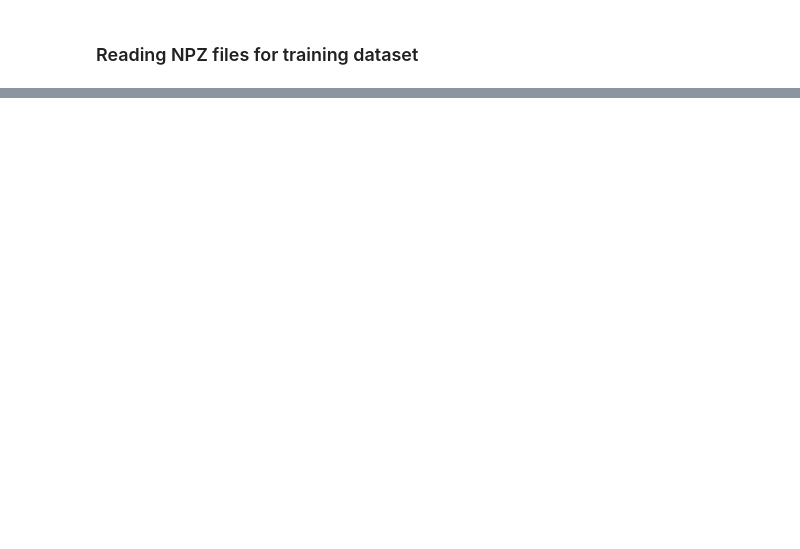
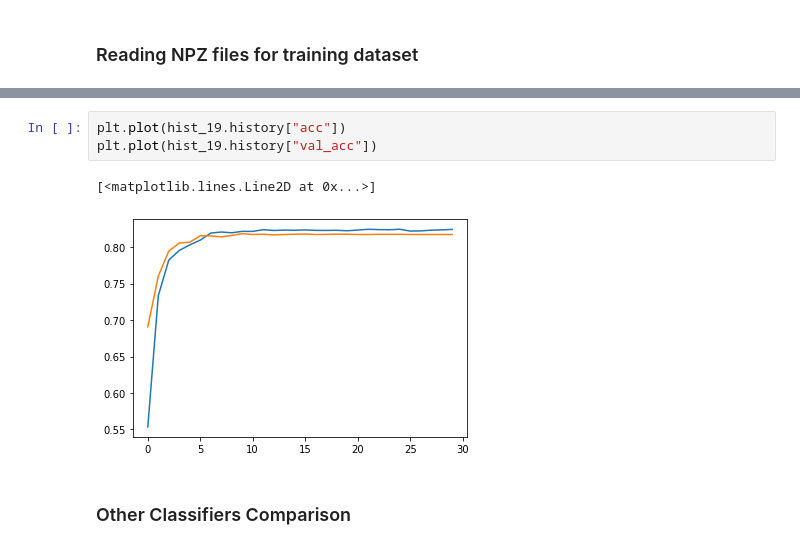
Before and after one commit to SupriyaRamachandra/Sleep-Stage, a Jupyter notebook: DM_Final_Project.ipynb, the cells around one changed output, grey strips where cells are left out. Saved outputs shown, nothing was run; the diff lists cells and outputs as text; blank space fills up the shorter version.

```diff
--- a/DM_Final_Project.ipynb
+++ b/DM_Final_Project.ipynb
@@ -448,0 +490,8 @@ With Random forest accuracy is:  0.5364040070226169
+# %%
+plt.plot(hist_19.history["acc"])
+plt.plot(hist_19.history["val_acc"])
+# %% [output]
+[<matplotlib.lines.Line2D at 0x...>]
+[figure, added]
+# %% [markdown]
+<h3> Other Classifiers Comparison </h3>
```
Also changed, not shown: parts of 27 cells of this notebook.
